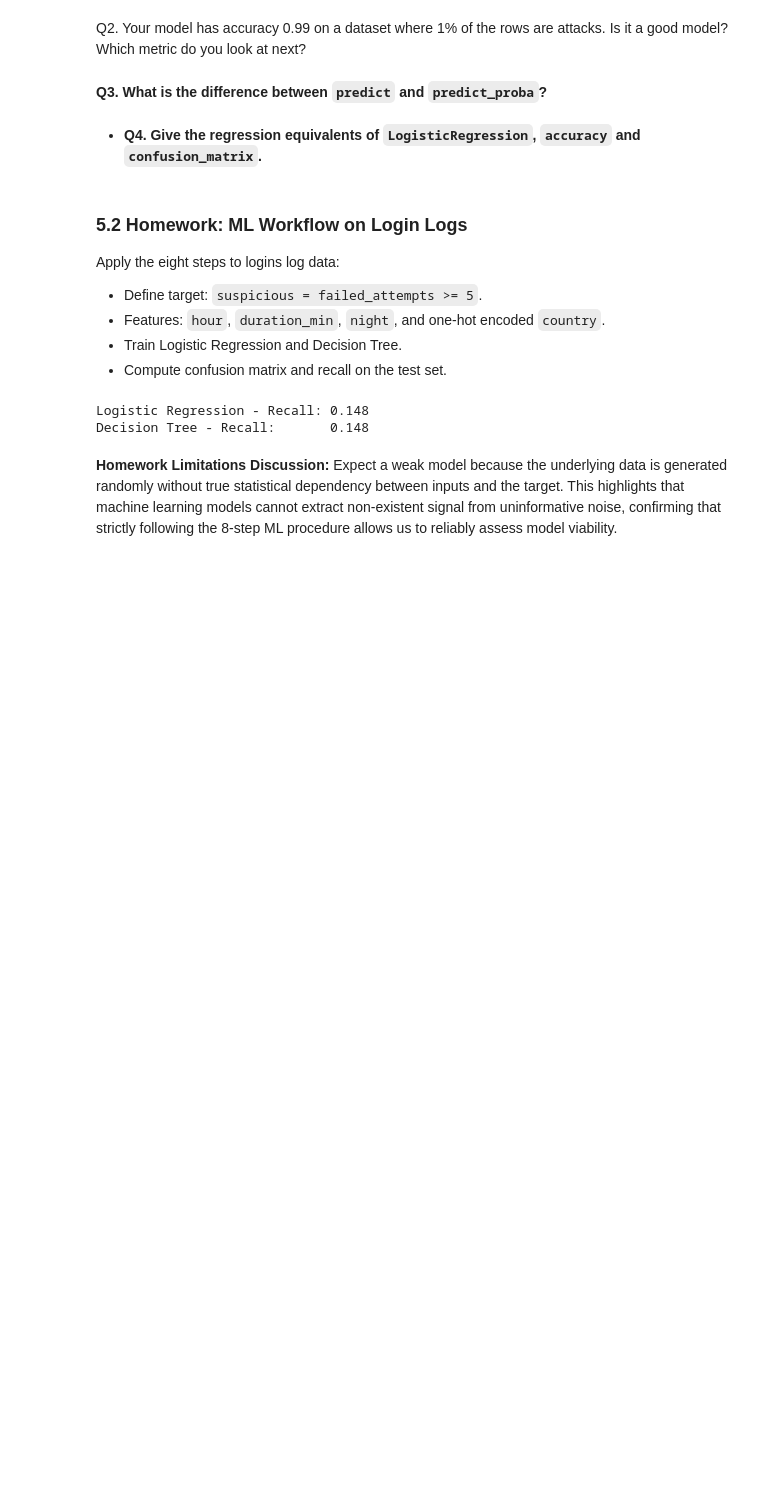
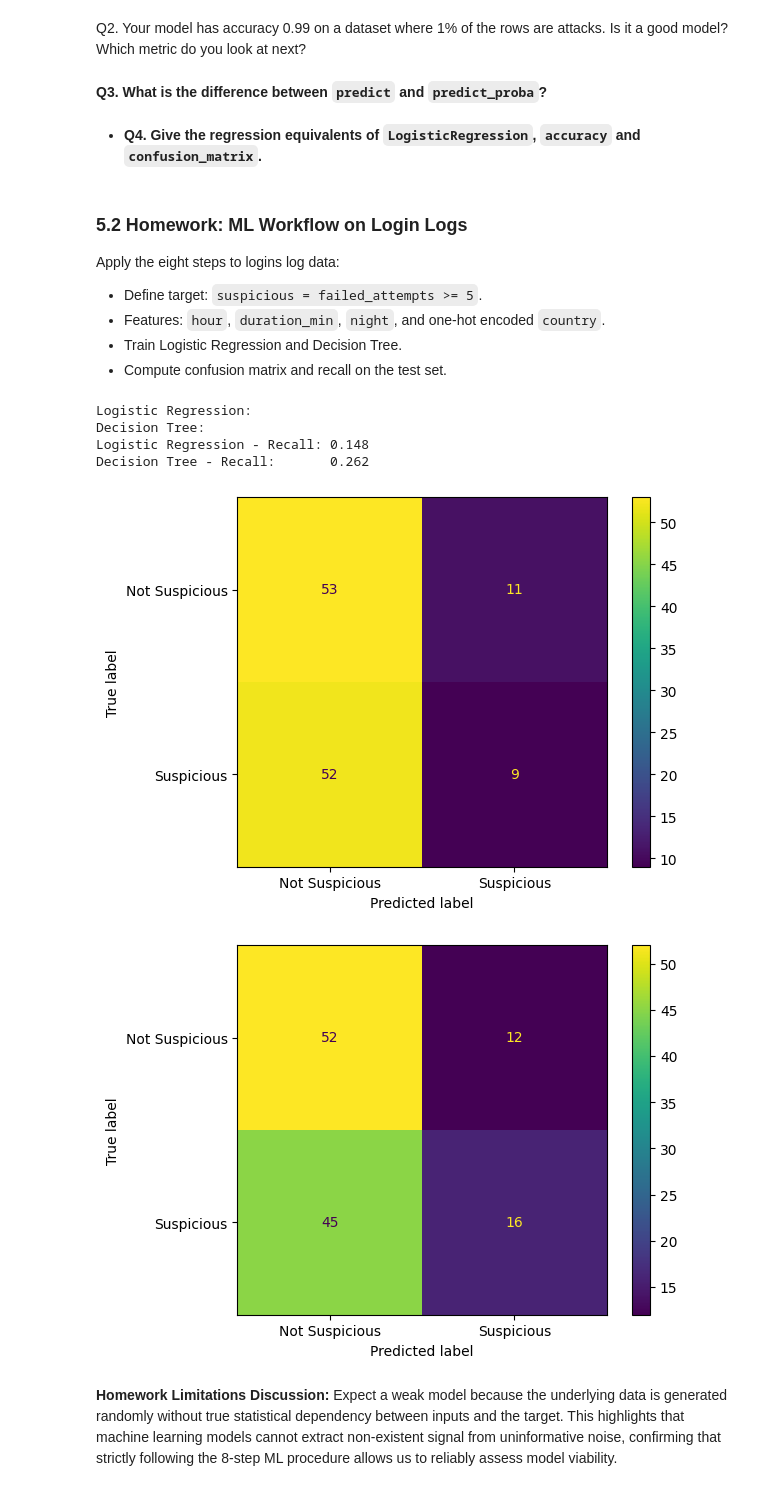
Before and after one commit to safabendib/workshop1-mldls, a Jupyter notebook: TP2_Scikit_learn_Workflow.ipynb, the cells around one changed output. Cells and saved outputs as stored; diff of their text form; code cells hidden in the pictures; blank space fills up the shorter version.

```diff
--- a/TP2_Scikit_learn_Workflow.ipynb
+++ b/TP2_Scikit_learn_Workflow.ipynb
@@ -364,42 +367,57 @@ logins_clean = pd.DataFrame({
 })
 
 # 1. Target definition
-#astype to convert true to 1 and false to 2
+#astype to convert true to 1 and false to 0
 logins_clean["suspicious"] = (logins_clean["failed_attempts"] >= 5).astype(int)
 
 # 2. Features and One-Hot Encoding
 X_hw = logins_clean[["hour", "duration_min", "night", "country"]]
 X_hw = pd.get_dummies(X_hw, columns=["country"], dtype=int)
 y_hw = logins_clean["suspicious"]
 
 
 # 3. Split then scale
 X_hw_train, X_hw_test, y_hw_train, y_hw_test =  train_test_split(
     X_hw, y_hw, test_size=0.25, random_state=42, stratify=y_hw)
 
 scaler_hw = StandardScaler()
 X_hw_train_s = scaler_hw.fit_transform(X_hw_train)
 X_hw_test_s = scaler_hw.transform(X_hw_test)
 
 # 4 & 5. Train models
 log_reg_hw = LogisticRegression(max_iter=1000).fit(X_hw_train_s, y_hw_train)
 tree_hw = DecisionTreeClassifier(random_state=42).fit(X_hw_train_s, y_hw_train)
 
 # 6. Evaluate
 y_pred_log_hw = log_reg_hw.predict(X_hw_test_s)
 y_pred_tree_hw = tree_hw.predict(X_hw_test)
 
 cm_log_hw = confusion_matrix(y_hw_test, y_pred_log_hw)
 cm_tree_hw = confusion_matrix(y_hw_test, y_pred_tree_hw)
+print("Logistic Regression:")
+ConfusionMatrixDisplay.from_predictions(
+    y_hw_test, y_pred_log_hw,
+    display_labels=["Not Suspicious", "Suspicious"]
+)
+
+print("Decision Tree:")
+ConfusionMatrixDisplay.from_predictions(
+    y_hw_test, y_pred_tree_hw,
+    display_labels=["Not Suspicious", "Suspicious"]
+)
 
 recall_log_hw = recall_score(y_hw_test, y_pred_log_hw)
-recall_tree_hw = recall_score(y_hw_test, y_pred_log_hw)
+recall_tree_hw = recall_score(y_hw_test, y_pred_tree_hw)
 
 print("Logistic Regression - Recall:", round(recall_log_hw, 3))
 print("Decision Tree - Recall:      ", round(recall_tree_hw, 3))
 # %% [output]
+Logistic Regression:
+Decision Tree:
 Logistic Regression - Recall: 0.148
-Decision Tree - Recall:       0.148
+Decision Tree - Recall:       0.262
+[figure, added]
+[figure, added]
 # %%
 # nbgrader test: Homework verification skip it !
 # %%
```
Also changed, not shown: parts of 1 cell of this notebook.
